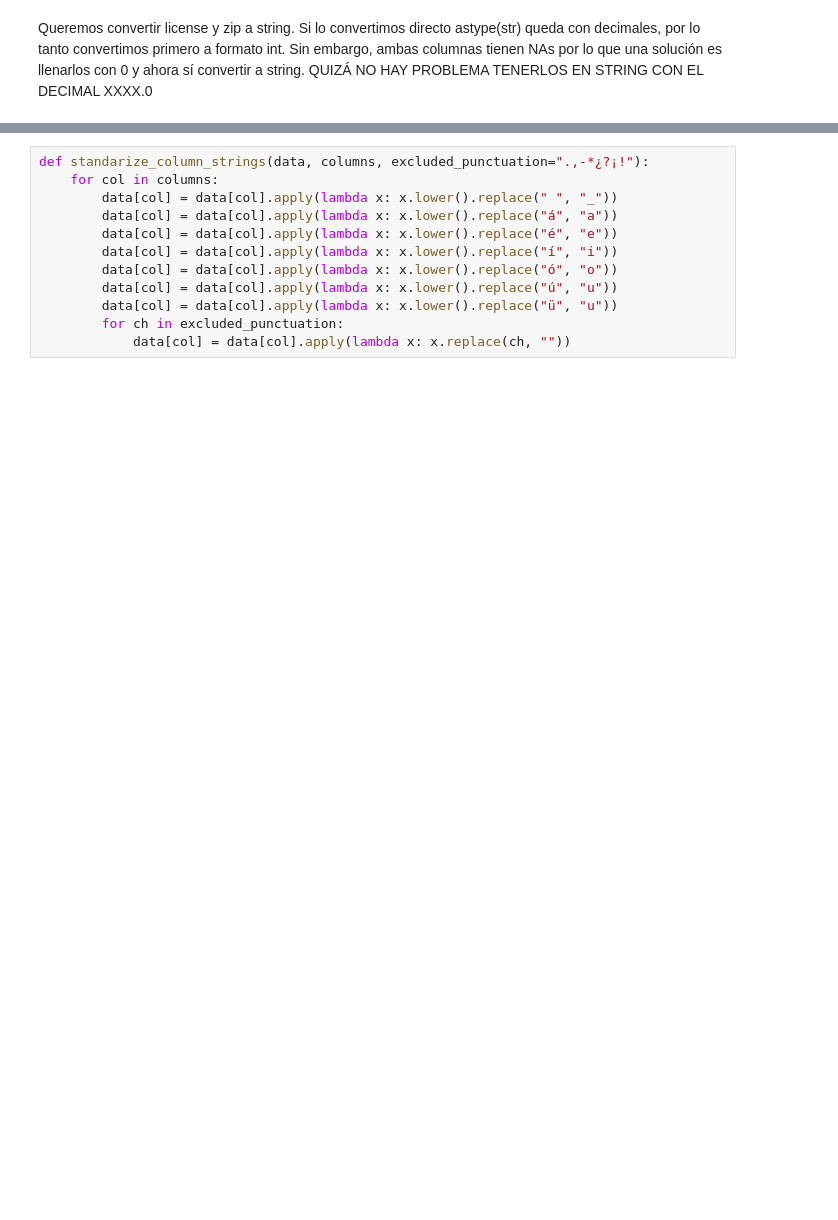
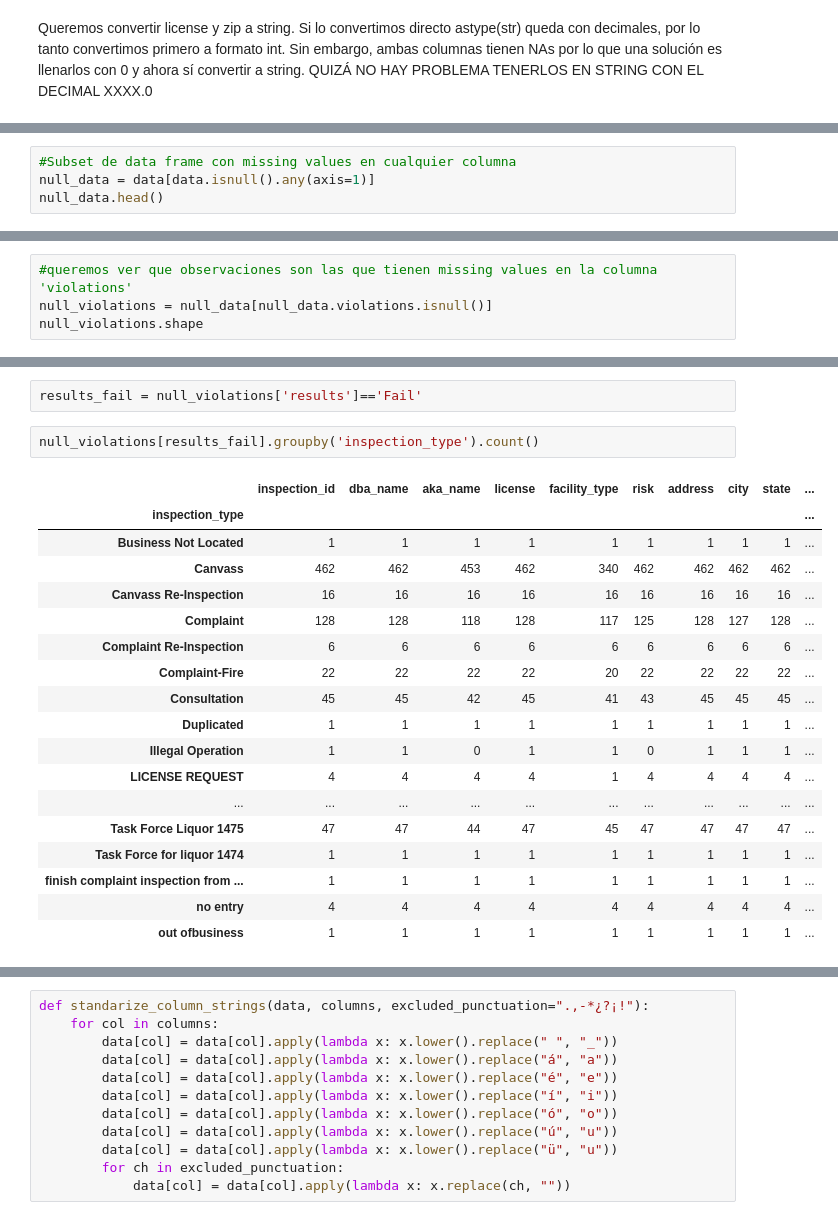
Before and after one commit to lechugaa/dpa-project, a Jupyter notebook: notebooks/01_limpieza_data.ipynb, the cells around one changed output, grey strips where cells are left out. Drawn from its saved outputs; the diff is of its cells as text; blank space fills up the shorter version.

```diff
--- a/notebooks/01_limpieza_data.ipynb
+++ b/notebooks/01_limpieza_data.ipynb
@@ -68,0 +77,4 @@ data['Zip']=data['Zip'].fillna(0)
+# %%
+#Subset de data frame con missing values en cualquier columna
+null_data = data[data.isnull().any(axis=1)]
+null_data.head()
@@ -68,0 +94,4 @@ data['Zip']=data['Zip'].fillna(0)
+# %%
+#queremos ver que observaciones son las que tienen missing values en la columna 'violations'
+null_violations = null_data[null_data.violations.isnull()]
+null_violations.shape
@@ -68,0 +118,23 @@ data['Zip']=data['Zip'].fillna(0)
+# %%
+results_fail = null_violations['results']=='Fail'
+# %%
+null_violations[results_fail].groupby('inspection_type').count()
+# %% [output]
+|  | inspection_id | dba_name | aka_name | license | facility_type | risk | address | city | state | ... |
+| inspection_type |  |  |  |  |  |  |  |  |  | ... |
+| Business Not Located | 1 | 1 | 1 | 1 | 1 | 1 | 1 | 1 | 1 | ... |
+| Canvass | 462 | 462 | 453 | 462 | 340 | 462 | 462 | 462 | 462 | ... |
+| Canvass Re-Inspection | 16 | 16 | 16 | 16 | 16 | 16 | 16 | 16 | 16 | ... |
+| Complaint | 128 | 128 | 118 | 128 | 117 | 125 | 128 | 127 | 128 | ... |
+| Complaint Re-Inspection | 6 | 6 | 6 | 6 | 6 | 6 | 6 | 6 | 6 | ... |
+| Complaint-Fire | 22 | 22 | 22 | 22 | 20 | 22 | 22 | 22 | 22 | ... |
+| Consultation | 45 | 45 | 42 | 45 | 41 | 43 | 45 | 45 | 45 | ... |
+| Duplicated | 1 | 1 | 1 | 1 | 1 | 1 | 1 | 1 | 1 | ... |
+| Illegal Operation | 1 | 1 | 0 | 1 | 1 | 0 | 1 | 1 | 1 | ... |
+| LICENSE REQUEST | 4 | 4 | 4 | 4 | 1 | 4 | 4 | 4 | 4 | ... |
+| ... | ... | ... | ... | ... | ... | ... | ... | ... | ... | ... |
+| Task Force Liquor 1475 | 47 | 47 | 44 | 47 | 45 | 47 | 47 | 47 | 47 | ... |
+| Task Force for liquor 1474 | 1 | 1 | 1 | 1 | 1 | 1 | 1 | 1 | 1 | ... |
+| finish complaint inspection from ... | 1 | 1 | 1 | 1 | 1 | 1 | 1 | 1 | 1 | ... |
+| no entry | 4 | 4 | 4 | 4 | 4 | 4 | 4 | 4 | 4 | ... |
+| out ofbusiness | 1 | 1 | 1 | 1 | 1 | 1 | 1 | 1 | 1 | ... |
```
Also changed, not shown: parts of 47 cells of this notebook.
